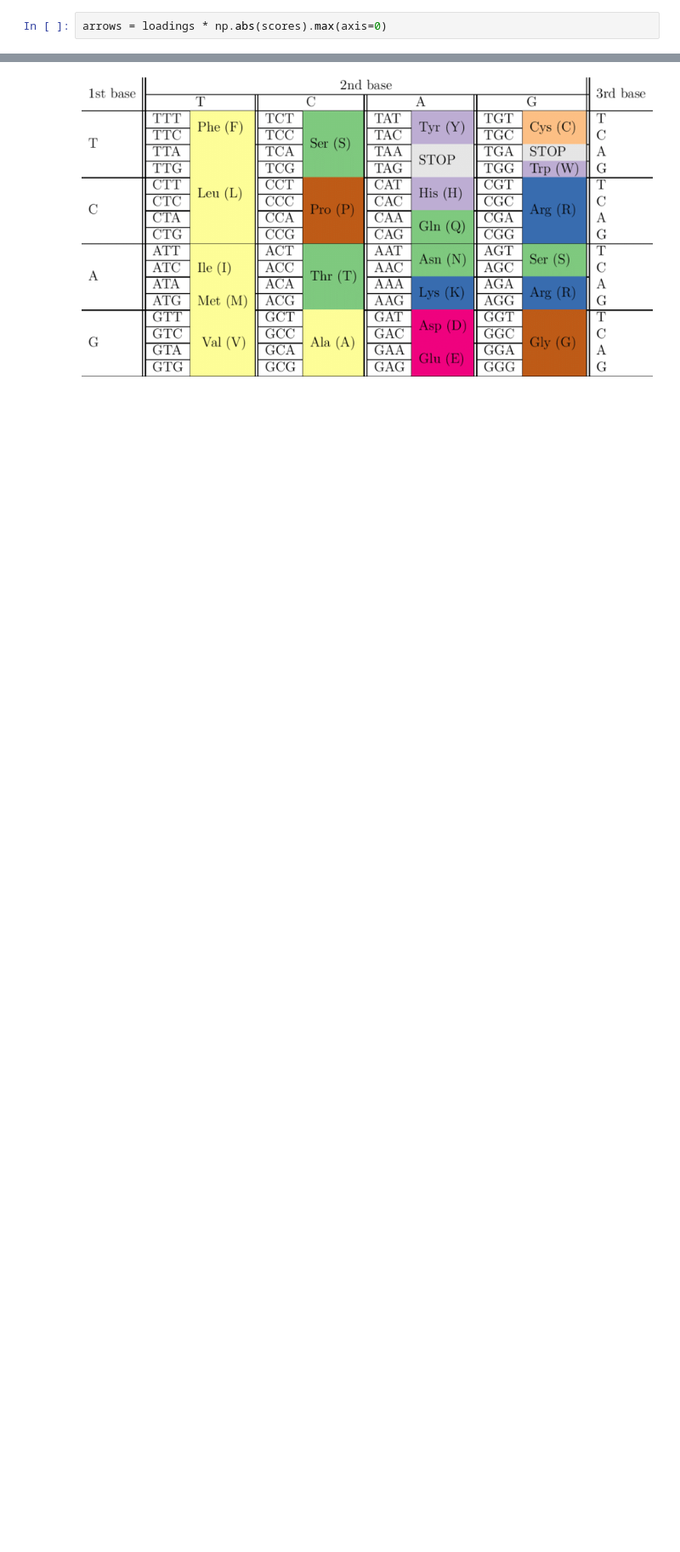
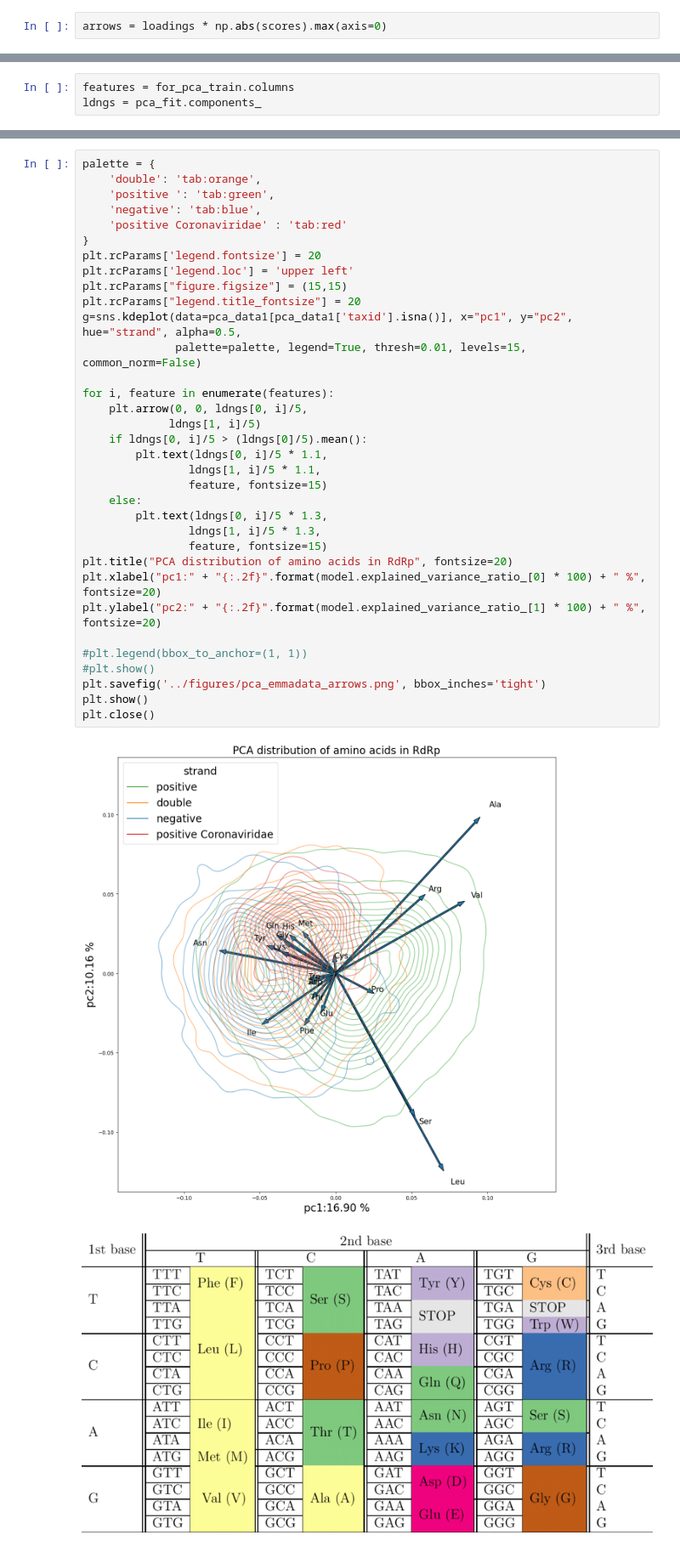
Before and after one commit to VoronkaAlexandr/Sars_Cov_2_MutSpec, a Jupyter notebook: Sars_Cov_2/cod/pca_emma_data.ipynb, the cells around one changed output, grey strips where cells are left out. Shown at 85% size. Drawn from its saved outputs; the diff is of its cells as text; blank space fills up the shorter version.

```diff
--- a/Sars_Cov_2/cod/pca_emma_data.ipynb
+++ b/Sars_Cov_2/cod/pca_emma_data.ipynb
@@ -153,0 +592,3 @@ plt.show()
+# %%
+features = for_pca_train.columns
+ldngs = pca_fit.components_
@@ -154,2 +603,38 @@ plt.show()
+# %%
+palette = {
+    'double': 'tab:orange',
+    'positive ': 'tab:green',
+    'negative': 'tab:blue',
+    'positive Coronaviridae' : 'tab:red'
+}
+plt.rcParams['legend.fontsize'] = 20
+plt.rcParams['legend.loc'] = 'upper left'
+plt.rcParams["figure.figsize"] = (15,15)
+plt.rcParams["legend.title_fontsize"] = 20
+g=sns.kdeplot(data=pca_data1[pca_data1['taxid'].isna()], x="pc1", y="pc2", hue="strand", alpha=0.5,
+              palette=palette, legend=True, thresh=0.01, levels=15, common_norm=False)
+
+for i, feature in enumerate(features):
+    plt.arrow(0, 0, ldngs[0, i]/5,
+             ldngs[1, i]/5)
+    if ldngs[0, i]/5 > (ldngs[0]/5).mean():
+        plt.text(ldngs[0, i]/5 * 1.1,
+                ldngs[1, i]/5 * 1.1,
+                feature, fontsize=15)
+    else:
+        plt.text(ldngs[0, i]/5 * 1.3,
+                ldngs[1, i]/5 * 1.3,
+                feature, fontsize=15)
+plt.title("PCA distribution of amino acids in RdRp", fontsize=20)
+plt.xlabel("pc1:" + "{:.2f}".format(model.explained_variance_ratio_[0] * 100) + " %", fontsize=20)
+plt.ylabel("pc2:" + "{:.2f}".format(model.explained_variance_ratio_[1] * 100) + " %", fontsize=20)
+
+#plt.legend(bbox_to_anchor=(1, 1))
+#plt.show()
+plt.savefig('../figures/pca_emmadata_arrows.png', bbox_inches='tight')
+plt.show()
+plt.close()
+# %% [output]
+[figure, added]
 # %% [markdown]
 ![image-2.png](attachment:image-2.png)
```
Also changed, not shown: parts of 63 cells of this notebook, 6 other files.
